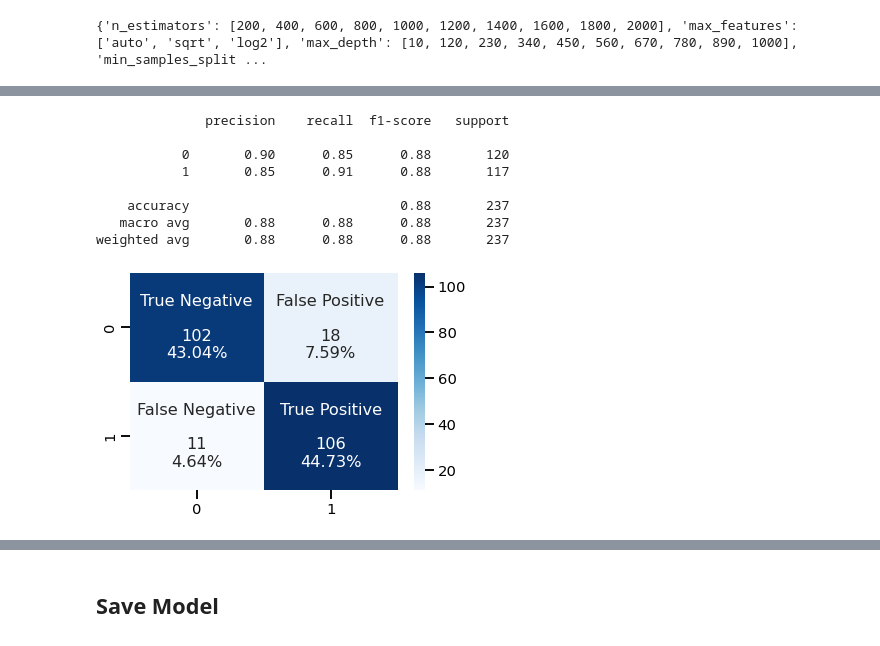
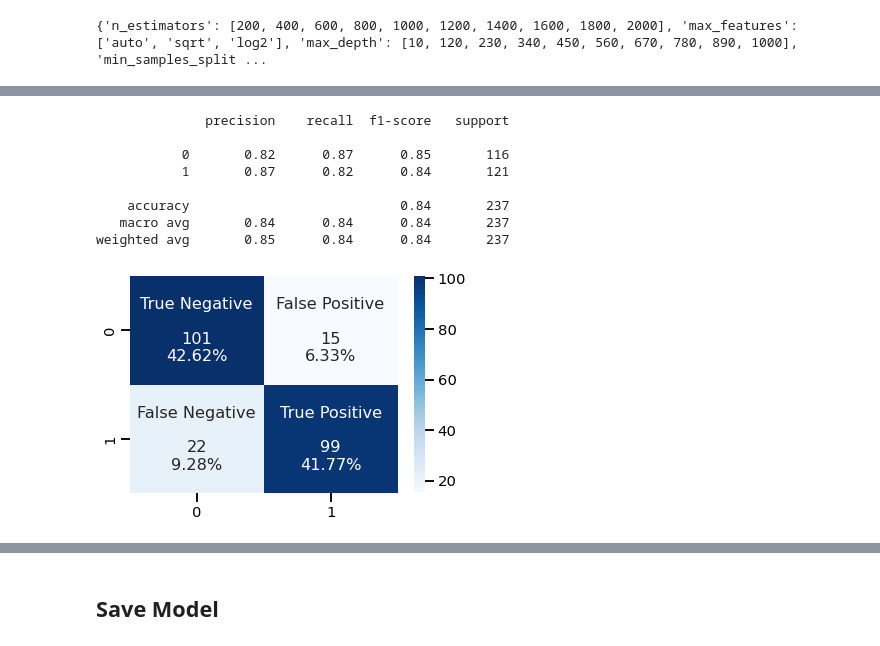
Before and after one commit to thomd/machine-learning-with-fastapi-on-heroku, a Jupyter notebook: train-model.ipynb, the cells around one changed output, grey strips where cells are left out. Cells and saved outputs as stored; diff of their text form; code cells hidden in the pictures.

```diff
--- a/train-model.ipynb
+++ b/train-model.ipynb
@@ -165,20 +167,20 @@ rs.best_params_
  'criterion': 'entropy'}
 # %%
-print(classification_report(y_test, rf.predict(X_test)))
+print(classification_report(y_test, rs.predict(X_test)))
 # %% [output]
               precision    recall  f1-score   support
 
-           0       0.90      0.85      0.88       120
-           1       0.85      0.91      0.88       117
+           0       0.82      0.87      0.85       116
+           1       0.87      0.82      0.84       121
 
-    accuracy                           0.88       237
-   macro avg       0.88      0.88      0.88       237
-weighted avg       0.88      0.88      0.88       237
+    accuracy                           0.84       237
+   macro avg       0.84      0.84      0.84       237
+weighted avg       0.85      0.84      0.84       237
 # %%
-cf_matrix = confusion_matrix(y_test, rf.predict(X_test))
+cf_matrix = confusion_matrix(y_test, rs.predict(X_test))
 ph.plot_confusion_matrix(cf_matrix)
 # %% [output]
-[figure, old version]
+[figure, new version]
 # %%
 metrics.plot_roc_curve(rs, X_test, y_test);
 # %% [output]
```
Also changed, not shown: parts of 8 cells of this notebook, 2 other files.
